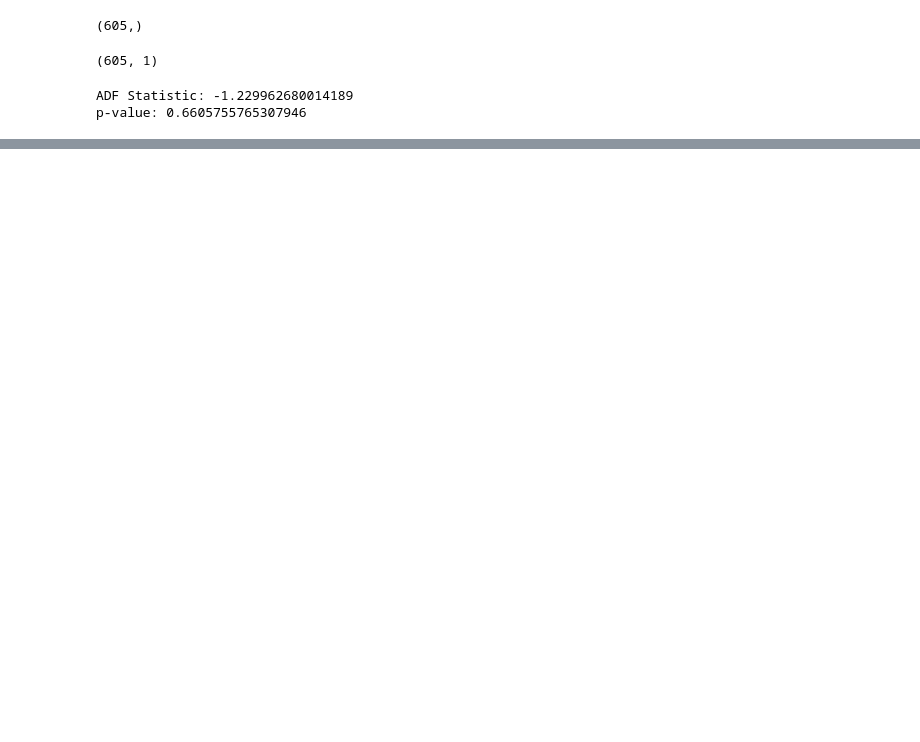
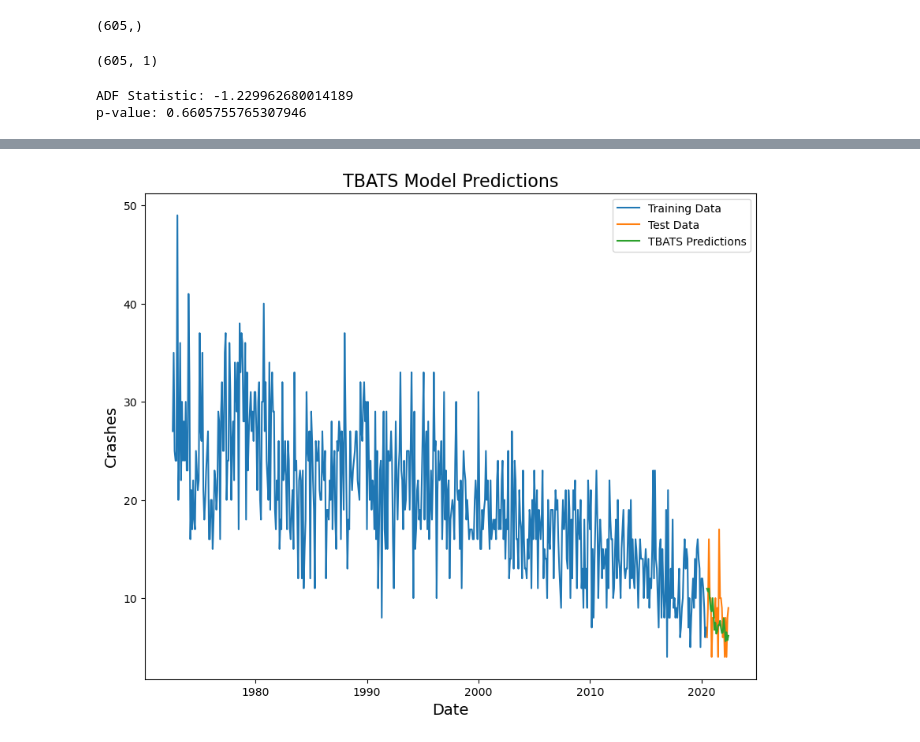
Before and after one commit to heitorgaf/Machine-Learning-for-Business, a Jupyter notebook: MLBus_HDipData_CA1.ipynb, the cells around one changed output, grey strips where cells are left out. Saved outputs shown, nothing was run; the diff lists cells and outputs as text; code cells hidden in the pictures; blank space fills up the shorter version.

```diff
--- a/MLBus_HDipData_CA1.ipynb
+++ b/MLBus_HDipData_CA1.ipynb
@@ -563,0 +801,3 @@ plt.show()
+# %%
+tbats_df = tbats_df.iloc[5:]
+tbats_df.shape
@@ -563,0 +806,7 @@ plt.show()
+# %%
+# Divide into train and validation set to calculate mean absolute percentage error
+months = -24
+train_data = tbats_df[:months]
+test_data  = tbats_df[months:]
+
+train_data.shape, test_data.shape
@@ -563,0 +815,6 @@ plt.show()
+# %%
+# Build TBATS model
+model = TBATS(use_trend = True, seasonal_periods = [12,365])
+model = model.fit(train_data['y'])
+
+#seasonal_periods: include the monthly pattern and yearly pattern
@@ -563,0 +831,5 @@ plt.show()
+# %%
+# Perform predictions and use Pandas to give structure to the data
+predictions = pd.Series(model.forecast(steps = len(test_data))).rename("TBATS")
+predictions.index = test_data.index
+predictions.head()
@@ -563,0 +854,16 @@ plt.show()
+# %%
+# Plot the training data, the test data and predictions
+plt.figure(figsize=(10,8))
+plt.plot(train_data.index, train_data['y'], label='Training Data')
+plt.plot(test_data.index, test_data['y'], label='Test Data')
+plt.plot(predictions.index, predictions, label='TBATS Predictions')
+
+plt.title('TBATS Model Predictions', fontsize=16)
+plt.xlabel('Date', fontsize=14)
+plt.ylabel('Crashes', fontsize=14)
+
+# Show legend
+plt.legend()
+plt.show()
+# %% [output]
+[figure, added]
```
Also changed, not shown: parts of 78 cells of this notebook.
